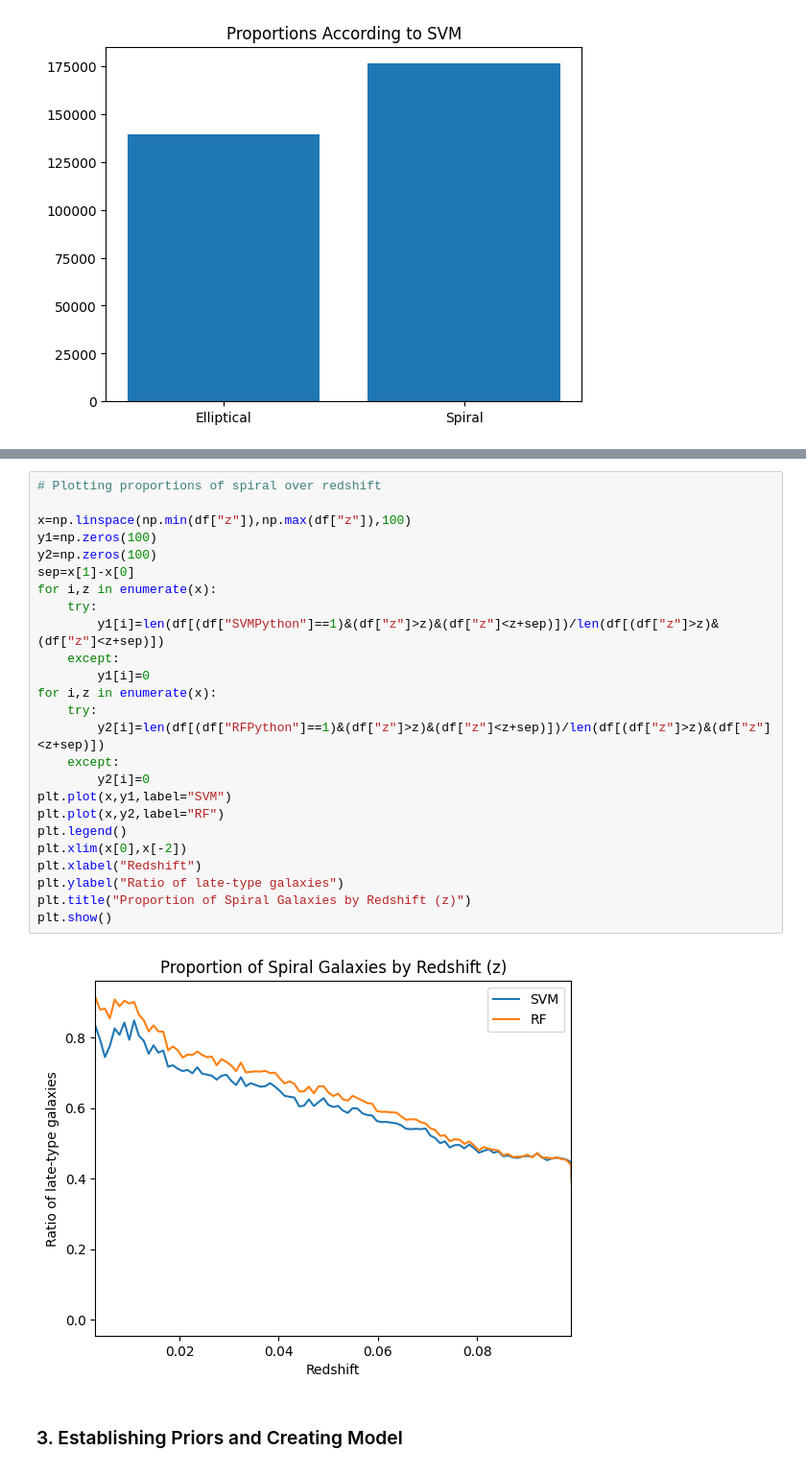
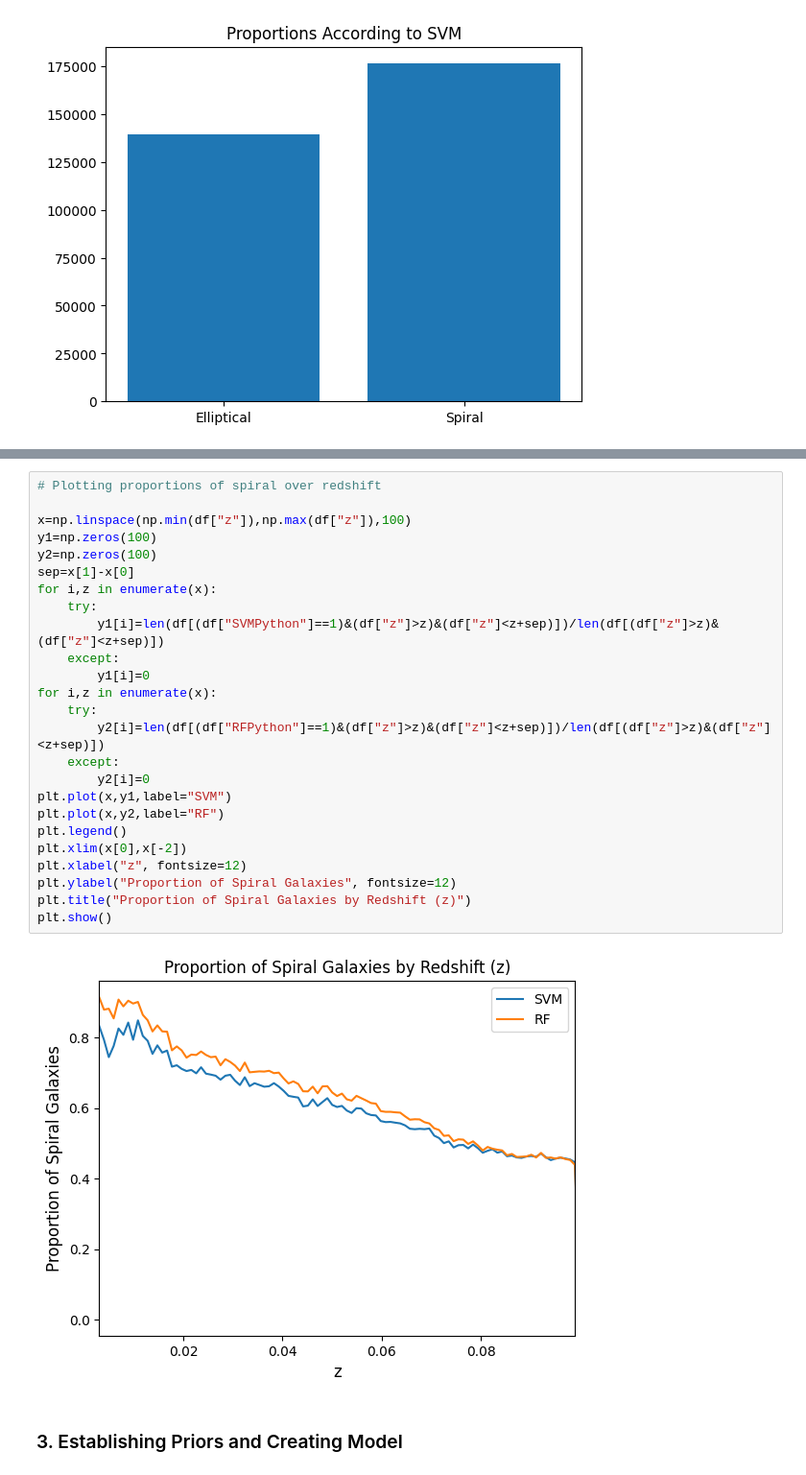
Before and after one commit to erobbtan/AST5731_PROJ2, a Jupyter notebook: Project2.ipynb, the cells around one changed output, grey strips where cells are left out. Shown: that part at 96% size. Saved outputs shown, nothing was run; the diff lists cells and outputs as text.

```diff
--- a/Project2.ipynb
+++ b/Project2.ipynb
@@ -69,30 +70,30 @@ plt.show()
 # %%
 # Plotting proportions of spiral over redshift
 
 x=np.linspace(np.min(df["z"]),np.max(df["z"]),100)
 y1=np.zeros(100)
 y2=np.zeros(100)
 sep=x[1]-x[0]
 for i,z in enumerate(x):
     try:
         y1[i]=len(df[(df["SVMPython"]==1)&(df["z"]>z)&(df["z"]<z+sep)])/len(df[(df["z"]>z)&(df["z"]<z+sep)])
     except:
         y1[i]=0
 for i,z in enumerate(x):
     try:
         y2[i]=len(df[(df["RFPython"]==1)&(df["z"]>z)&(df["z"]<z+sep)])/len(df[(df["z"]>z)&(df["z"]<z+sep)])
     except:
         y2[i]=0
 plt.plot(x,y1,label="SVM")
 plt.plot(x,y2,label="RF")
 plt.legend()
 plt.xlim(x[0],x[-2])
-plt.xlabel("Redshift")
-plt.ylabel("Ratio of late-type galaxies")
+plt.xlabel("z", fontsize=12)
+plt.ylabel("Proportion of Spiral Galaxies", fontsize=12)
 plt.title("Proportion of Spiral Galaxies by Redshift (z)")
 plt.show()
 # %% [output]
-[figure, old version]
+[figure, new version]
 # %% [markdown]
 ### 3. Establishing Priors and Creating Model
 # %%
```
Also changed, not shown: parts of 7 cells of this notebook.
